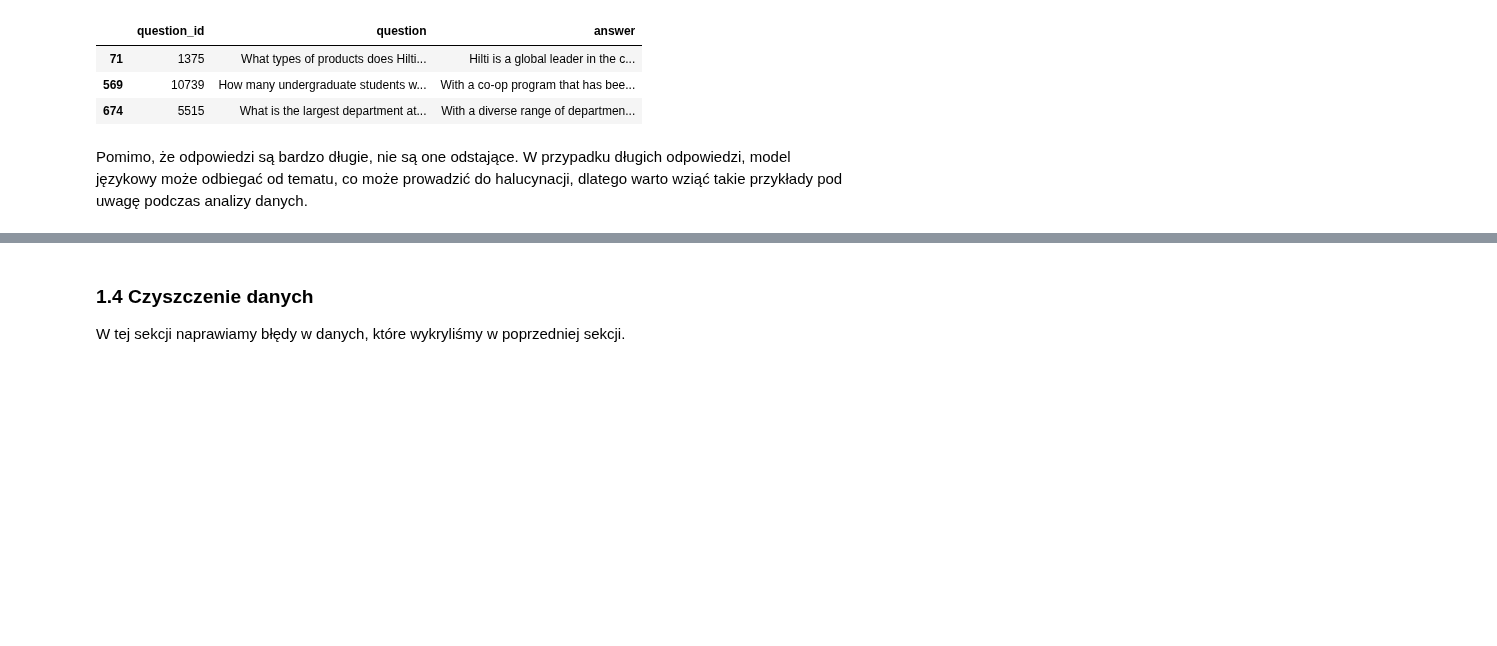
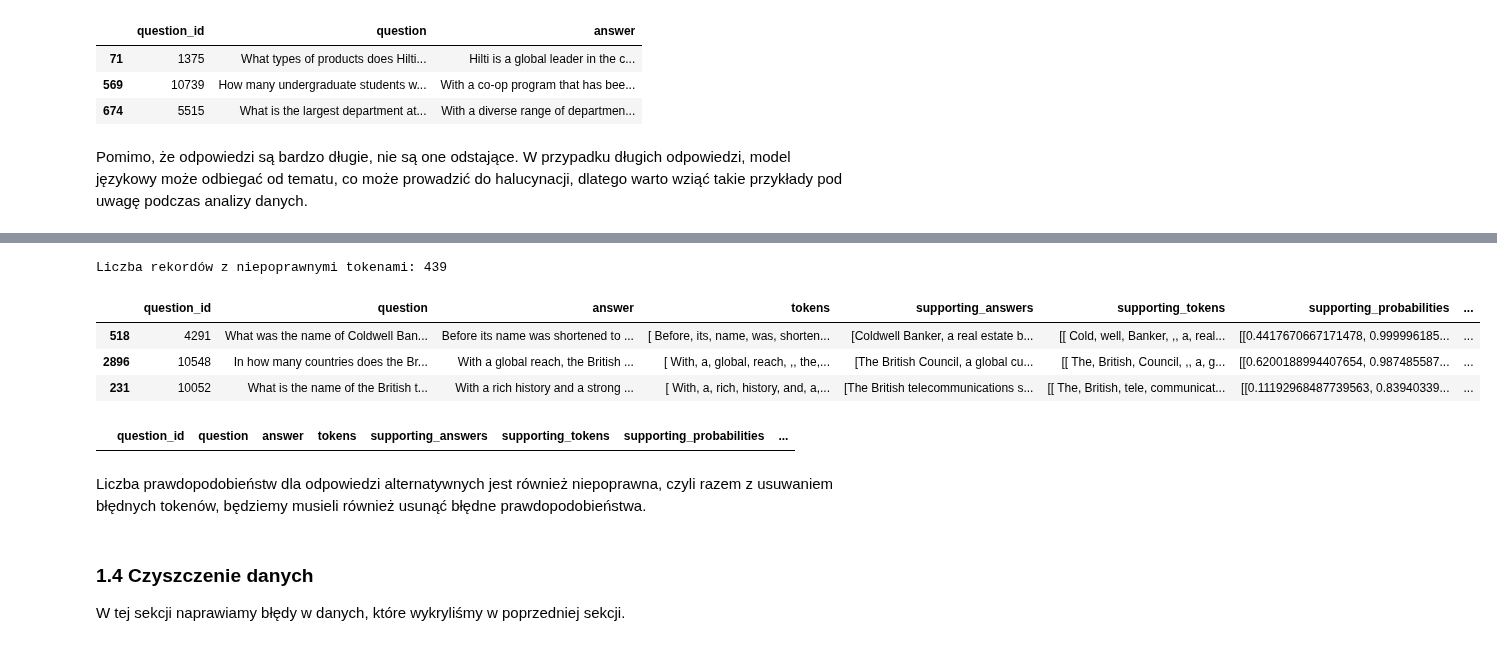
Before and after one commit to OlimpiadaAI/II-OlimpiadaAI, a Jupyter notebook: 1_etap/2_wykrywanie_halucynacji/2_wykrywanie_halucynacji_rozw.ipynb, the cells around one changed output, grey strips where cells are left out. Saved outputs shown, nothing was run; the diff lists cells and outputs as text; code cells hidden in the pictures; blank space fills up the shorter version.

```diff
--- a/1_etap/2_wykrywanie_halucynacji/2_wykrywanie_halucynacji_rozw.ipynb
+++ b/1_etap/2_wykrywanie_halucynacji/2_wykrywanie_halucynacji_rozw.ipynb
@@ -589,3 +616,29 @@ train_df[train_df.supporting_tokens.apply(lambda tokens: any('\n\n' and 'Questio
+# %%
+# Liczba rekordów, gdzie chociaż jedna z list supporting_tokens zawiera '\n\n' w środku zdania
+# (co sugeruje, że tokeny są niepoprawnie sformatowane)
+rows_with_incorrect_tokens = train_df[train_df.supporting_tokens.apply(lambda tokens:
+    any('\n\n' in t and t[-1] != '\n\n' for t in tokens
+))]
+print(f"Liczba rekordów z niepoprawnymi tokenami: {len(rows_with_incorrect_tokens)}")
+# %% [output]
+Liczba rekordów z niepoprawnymi tokenami: 439
+# %%
+rows_with_incorrect_tokens.sample(3)
+# %% [output]
+|  | question_id | question | answer | tokens | supporting_answers | supporting_tokens | supporting_probabilities | ... |
+| 518 | 4291 | What was the name of Coldwell Ban... | Before its name was shortened to ... | [ Before, its, name, was, shorten... | [Coldwell Banker, a real estate b... | [[ Cold, well, Banker, ,, a, real... | [[0.4417670667171478, 0.999996185... | ... |
+| 2896 | 10548 | In how many countries does the Br... | With a global reach, the British ... | [ With, a, global, reach, ,, the,... | [The British Council, a global cu... | [[ The, British, Council, ,, a, g... | [[0.6200188994407654, 0.987485587... | ... |
+| 231 | 10052 | What is the name of the British t... | With a rich history and a strong ... | [ With, a, rich, history, and, a,... | [The British telecommunications s... | [[ The, British, tele, communicat... | [[0.11192968487739563, 0.83940339... | ... |
+# %%
+# Sprawdzamy, czy dla wszystkich rekordów liczba tokenów zgadza się z liczbą prawdopodobieństw
+rows_with_incorrect_tokens[rows_with_incorrect_tokens.apply(lambda row:
+    all(len(st) != len(sp) for st, sp in zip(row['supporting_tokens'], row['supporting_probabilities'])),
+    axis=1
+)]
+# %% [output]
+|  | question_id | question | answer | tokens | supporting_answers | supporting_tokens | supporting_probabilities | ... |
+# %% [markdown]
+Liczba prawdopodobieństw dla odpowiedzi alternatywnych jest również niepoprawna, czyli razem z usuwaniem błędnych tokenów, będziemy musieli również usunąć błędne prawdopodobieństwa.
 # %% [markdown]
 ### 1.4 Czyszczenie danych
 
```
Also changed, not shown: parts of 34 cells of this notebook.
